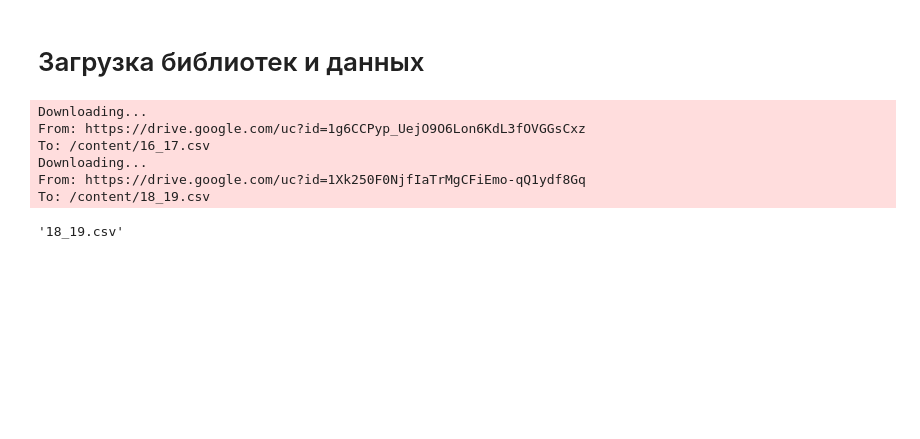
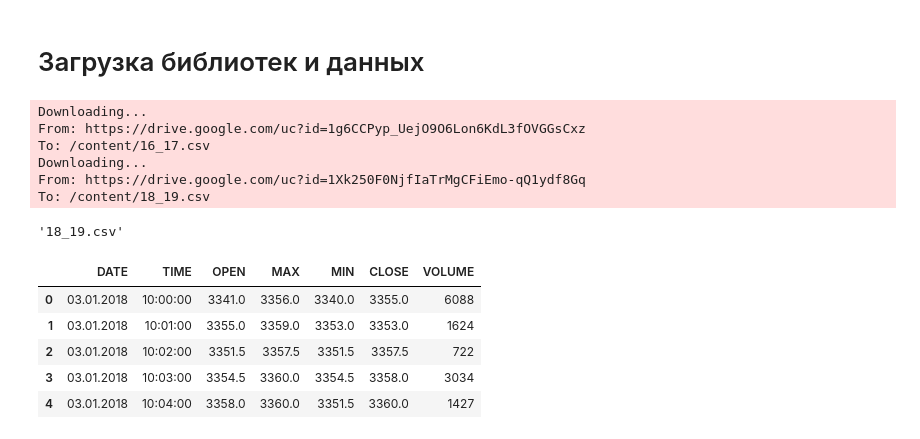
Before and after one commit to Igor-Belskiy/AI_University, a Jupyter notebook: Полносвязные_и_рекуррентные_нейронные_сети_для_прогнозирования_временных_рядов_(Light).ipynb, the cells around one changed output. Saved outputs shown, nothing was run; the diff lists cells and outputs as text; code cells hidden in the pictures; blank space fills up the shorter version.

```diff
--- a/Полносвязные_и_рекуррентные_нейронные_сети_для_прогнозирования_временных_рядов_(Light).ipynb
+++ b/Полносвязные_и_рекуррентные_нейронные_сети_для_прогнозирования_временных_рядов_(Light).ipynb
@@ -47,0 +53,10 @@ To: /content/18_19.csv
+# %%
+#Выводим пять первых строк
+base_data_18_19.head()
+# %% [output]
+|  | DATE | TIME | OPEN | MAX | MIN | CLOSE | VOLUME |
+| 0 | 03.01.2018 | 10:00:00 | 3341.0 | 3356.0 | 3340.0 | 3355.0 | 6088 |
+| 1 | 03.01.2018 | 10:01:00 | 3355.0 | 3359.0 | 3353.0 | 3353.0 | 1624 |
+| 2 | 03.01.2018 | 10:02:00 | 3351.5 | 3357.5 | 3351.5 | 3357.5 | 722 |
+| 3 | 03.01.2018 | 10:03:00 | 3354.5 | 3360.0 | 3354.5 | 3358.0 | 3034 |
+| 4 | 03.01.2018 | 10:04:00 | 3358.0 | 3360.0 | 3351.5 | 3360.0 | 1427 |
```
Also changed, not shown: parts of 10 cells of this notebook.
